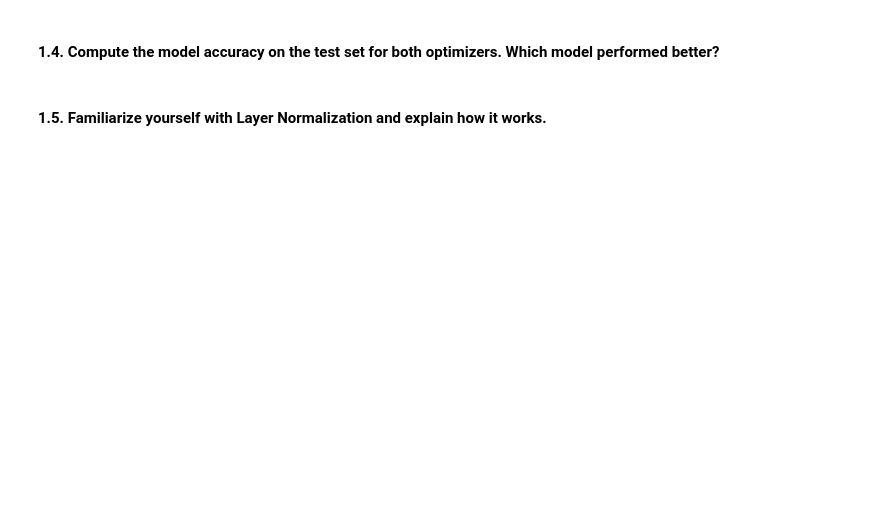
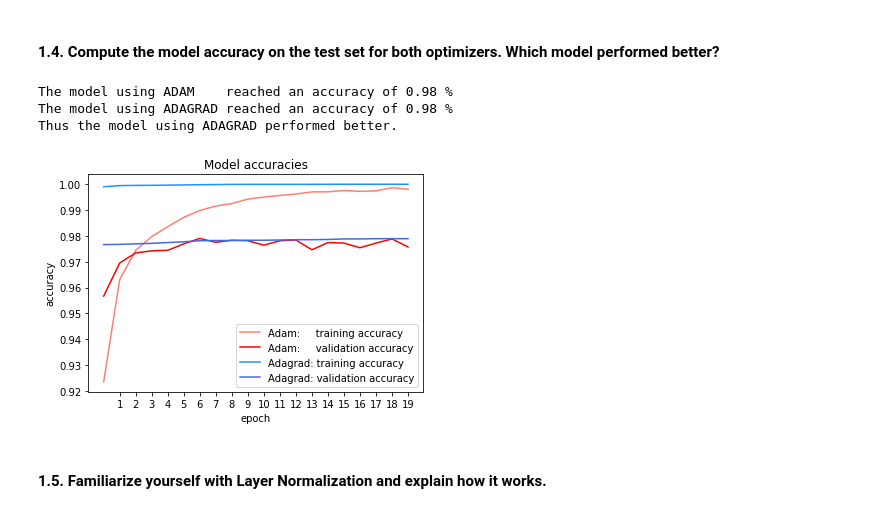
Before and after one commit to FabriceBeaumont/MA-INF_4216_Biomedical_DS_and_AI, a Jupyter notebook: Sheet9/Assignment9_Solutions.ipynb, the cells around one changed output. Saved outputs shown, nothing was run; the diff lists cells and outputs as text; code cells hidden in the pictures; blank space fills up the shorter version.

```diff
--- a/Sheet9/Assignment9_Solutions.ipynb
+++ b/Sheet9/Assignment9_Solutions.ipynb
@@ -179,17 +219,28 @@ plt.show()
 # %% [markdown]
 #### 1.4. Compute the model accuracy on the test set for both optimizers. Which model performed better?
+# %%
+print(f"The model using ADAM    reached an accuracy of {score_adam[1]:.2f} %")
+print(f"The model using ADAGRAD reached an accuracy of {score_adagrad[1]:.2f} %")
+print(f"Thus the model using ADAGRAD performed better.")
+# %% [output]
+The model using ADAM    reached an accuracy of 0.98 %
+The model using ADAGRAD reached an accuracy of 0.98 %
+Thus the model using ADAGRAD performed better.
 # %%
 # Plot the accuracies
-plt.plot(history_adam.history['acc'])
-plt.plot(history_adam.history['val_acc'])
+plt.plot(history_adam.history['accuracy'], c="salmon")
+plt.plot(history_adam.history['val_accuracy'], c="red")
 
-plt.plot(history_adagrad.history['acc'])
-plt.plot(history_adagrad.history['val_acc'])
+plt.plot(history_adagrad.history['accuracy'], c="dodgerblue")
+plt.plot(history_adagrad.history['val_accuracy'], c="royalblue")
 
-plt.title('model accuracy')
+plt.title('Model accuracies')
 plt.ylabel('accuracy')
 plt.xlabel('epoch')
-plt.legend(['Adam_train', 'Adam_validation', 'Adagrad_train', 'Adagrad_validation'], loc='upper left')
+plt.xticks(range(1, num_epochs))
+plt.legend(['Adam:     training accuracy', 'Adam:     validation accuracy', 'Adagrad: training accuracy', 'Adagrad: validation accuracy'])
 plt.show()
+# %% [output]
+[figure, added]
 # %% [markdown]
 #### 1.5. Familiarize yourself with **Layer Normalization** and explain how it works.
```
Also changed, not shown: parts of 24 cells of this notebook.
